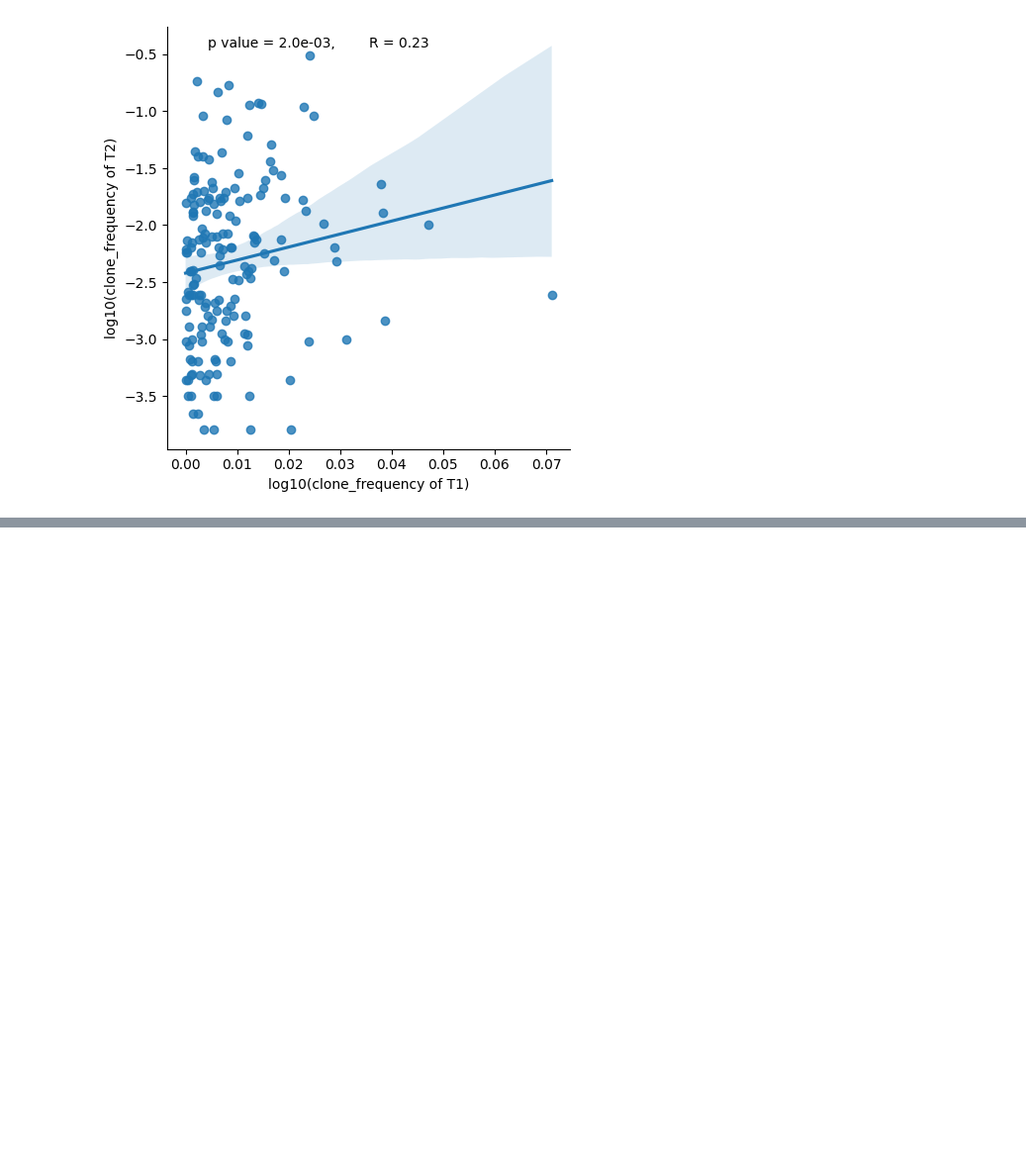
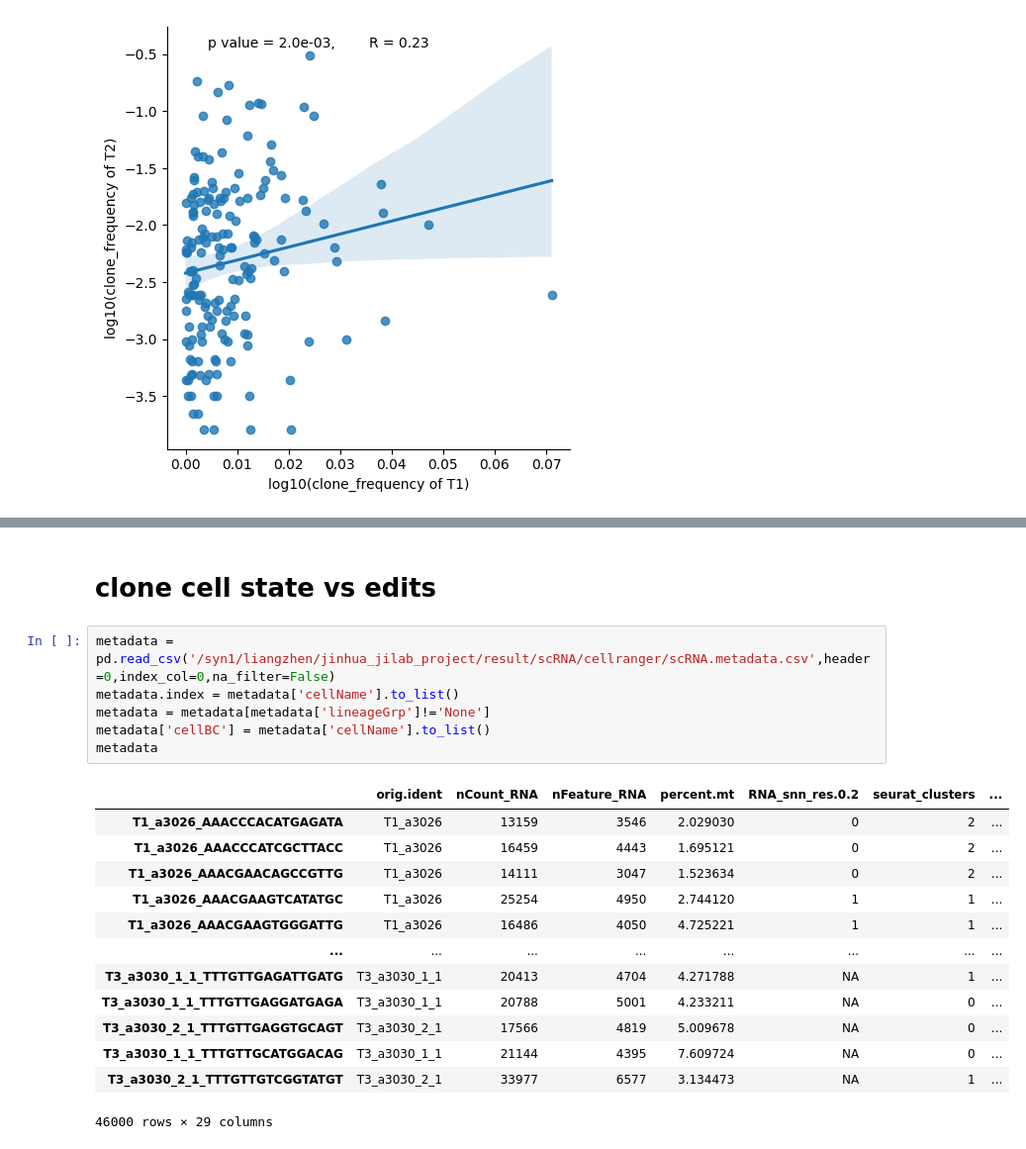
Before and after one commit to liangzhenhou/eTRACER, a Jupyter notebook: LineageTracing/scRNA/step02_clone_detection_and_plot_clonal_dynamics.ipynb, the cells around one changed output, grey strips where cells are left out. Shown at 99% size. Saved outputs shown, nothing was run; the diff lists cells and outputs as text; blank space fills up the shorter version.

```diff
--- a/LineageTracing/scRNA/step02_clone_detection_and_plot_clonal_dynamics.ipynb
+++ b/LineageTracing/scRNA/step02_clone_detection_and_plot_clonal_dynamics.ipynb
@@ -1537,0 +1646,22 @@ plt.show()
+# %% [markdown]
+# clone cell state vs edits
+# %%
+metadata = pd.read_csv('/syn1/liangzhen/jinhua_jilab_project/result/scRNA/cellranger/scRNA.metadata.csv',header=0,index_col=0,na_filter=False)
+metadata.index = metadata['cellName'].to_list()
+metadata = metadata[metadata['lineageGrp']!='None']
+metadata['cellBC'] = metadata['cellName'].to_list()
+metadata
+# %% [output]
+|  | orig.ident | nCount_RNA | nFeature_RNA | percent.mt | RNA_snn_res.0.2 | seurat_clusters | ... |
+| T1_a3026_AAACCCACATGAGATA | T1_a3026 | 13159 | 3546 | 2.029030 | 0 | 2 | ... |
+| T1_a3026_AAACCCATCGCTTACC | T1_a3026 | 16459 | 4443 | 1.695121 | 0 | 2 | ... |
+| T1_a3026_AAACGAACAGCCGTTG | T1_a3026 | 14111 | 3047 | 1.523634 | 0 | 2 | ... |
+| T1_a3026_AAACGAAGTCATATGC | T1_a3026 | 25254 | 4950 | 2.744120 | 1 | 1 | ... |
+| T1_a3026_AAACGAAGTGGGATTG | T1_a3026 | 16486 | 4050 | 4.725221 | 1 | 1 | ... |
+| ... | ... | ... | ... | ... | ... | ... | ... |
+| T3_a3030_1_1_TTTGTTGAGATTGATG | T3_a3030_1_1 | 20413 | 4704 | 4.271788 | NA | 1 | ... |
+| T3_a3030_1_1_TTTGTTGAGGATGAGA | T3_a3030_1_1 | 20788 | 5001 | 4.233211 | NA | 0 | ... |
+| T3_a3030_2_1_TTTGTTGAGGTGCAGT | T3_a3030_2_1 | 17566 | 4819 | 5.009678 | NA | 0 | ... |
+| T3_a3030_1_1_TTTGTTGCATGGACAG | T3_a3030_1_1 | 21144 | 4395 | 7.609724 | NA | 0 | ... |
+| T3_a3030_2_1_TTTGTTGTCGGTATGT | T3_a3030_2_1 | 33977 | 6577 | 3.134473 | NA | 1 | ... |
+46000 rows × 29 columns
```
Also changed, not shown: parts of 10 cells of this notebook.
